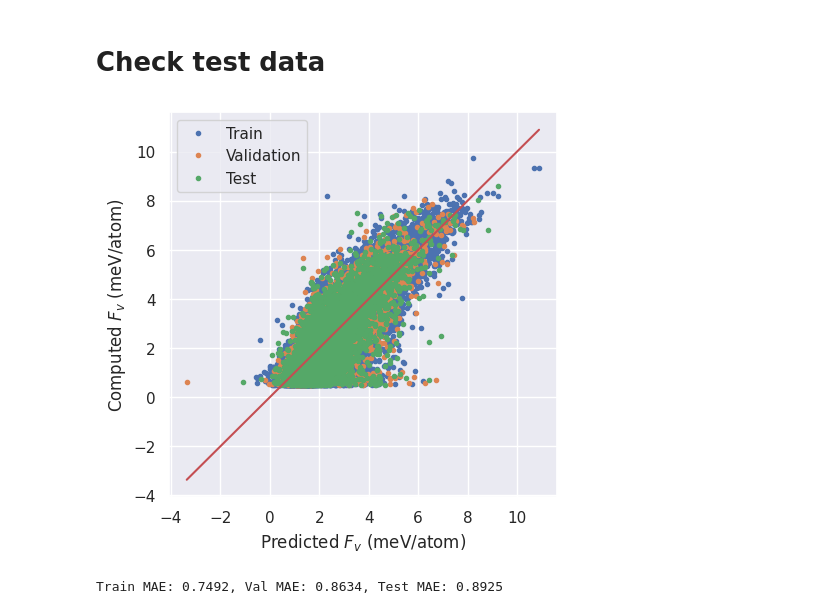
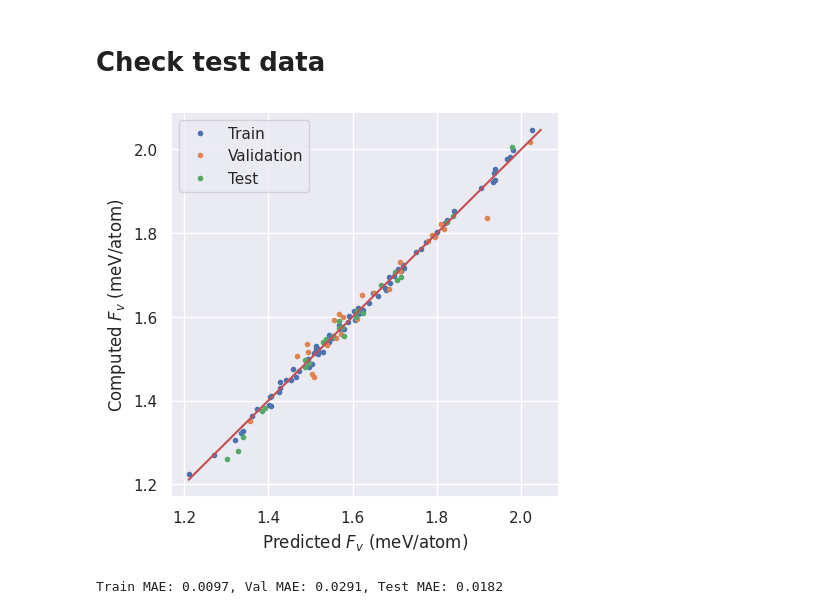
Before and after one commit to CibranLopez/CLUE, a Jupyter notebook: train-GNN.ipynb, the cells around one changed output. Cells and saved outputs as stored; diff of their text form; code cells hidden in the pictures.

```diff
--- a/train-GNN.ipynb
+++ b/train-GNN.ipynb
@@ -39,25 +40,25 @@ model_name    = f'{target_folder}/{target}-model.pt'
 # %% [markdown]
 # Generate or load graph database for training
 # %%
-labels_name                      = f'{target_folder}/labels.pt'
-dataset_name                     = f'{target_folder}/dataset.pt'
-dataset_name_std                 = f'{target_folder}/standardized_dataset.pt'
-labels_name_std                  = f'{target_folder}/standardized_labels.pt'
-standardized_parameters_name_std = f'{target_folder}/standardized_parameters.json'  # Parameters for rescaling the predictions
+labels_name                  = f'{target_folder}/labels.pt'
+dataset_name                 = f'{target_folder}/dataset.pt'
+dataset_name_std             = f'{target_folder}/standardized_dataset.pt'
+labels_name_std              = f'{target_folder}/standardized_labels.pt'
+standardized_parameters_name = f'{target_folder}/standardized_parameters.json'  # Parameters for rescaling the predictions
 
-if not any(os.path.exists(path) for path in [dataset_name_std, standardized_parameters_name_std, labels_name_std, dataset_name, labels_name]):
+if not any(os.path.exists(path) for path in [dataset_name_std, standardized_parameters_name, labels_name_std, dataset_name, labels_name]):
     # Generate data
     generate_dataset('/home/claudio/cibran/Work/UPC/CLUE/Loaded_PhaseTransition',
                      targets=['EPA', 'bandgap'],
                      data_folder=target_folder)
 
-if all(os.path.exists(path) for path in [dataset_name_std, standardized_parameters_name_std, labels_name_std]):
+if all(os.path.exists(path) for path in [dataset_name_std, standardized_parameters_name, labels_name_std]):
     # Load the standardized dataset, with corresponding labels and parameters
     dataset = torch.load(dataset_name_std)
     labels  = torch.load(labels_name_std)
 
     # Load the data from the JSON file
-    with open(standardized_parameters_name_std, 'r') as json_file:
+    with open(standardized_parameters_name, 'r') as json_file:
         numpy_dict = json.load(json_file)
 
     # Convert torch tensors to numpy arrays
@@ -74,8 +75,7 @@ elif all(os.path.exists(path) for path in [dataset_name, labels_name]):
     labels  = torch.load(labels_name)
 
     # Standardize dataset
-    dataset, labels, standardized_parameters = standardize_dataset(dataset, labels,
-                                                                   transformation='inverse-quadratic')
+    dataset, labels, standardized_parameters = standardize_dataset(dataset, labels)
 
     # Save standardized dataset
     torch.save(dataset, dataset_name_std)
@@ -90,7 +90,7 @@ elif all(os.path.exists(path) for path in [dataset_name, labels_name]):
             numpy_dict[key] = value
 
     # Dump the dictionary with numpy arrays to a JSON file
-    with open(standardized_parameters_name_std, 'w') as json_file:
+    with open(standardized_parameters_name, 'w') as json_file:
         json.dump(numpy_dict, json_file)
 
 # Load the data from the JSON file
@@ -98,7 +98,7 @@ with open(f'{target_folder}/dataset_parameters.json', 'r') as json_file:
     dataset_parameters = json.load(json_file)
 
 # Determine the index for the desired property
-target_idx = [idx for idx, t in enumerate(dataset_parameters['target']) if t == target][0]
+target_idx = [idx for idx, t in enumerate(dataset_parameters['database_target']) if t == target][0]
 standardized_parameters['target_mean'] = standardized_parameters['target_mean'][target_idx]
 standardized_parameters['target_std']  = standardized_parameters['target_std'][target_idx]
 
@@ -135,9 +135,9 @@ Number of testing    graphs: 4931
 # %% [markdown]
 Define data loaders.
 # %%
-train_loader = DataLoader(train_dataset, batch_size=batch_size, shuffle=True, pin_memory=True)
-val_loader   = DataLoader(val_dataset,   batch_size=batch_size, shuffle=True, pin_memory=True)
-test_loader  = DataLoader(test_dataset,  batch_size=batch_size, shuffle=True, pin_memory=True)
+train_loader = DataLoader(train_dataset, batch_size=batch_size, shuffle=False, pin_memory=True)
+val_loader   = DataLoader(val_dataset,   batch_size=batch_size, shuffle=False, pin_memory=True)
+test_loader  = DataLoader(test_dataset,  batch_size=batch_size, shuffle=False, pin_memory=True)
 
 # Determine number of node-level features in dataset, considering the t_step information
 n_node_features = train_dataset[0].num_node_features
@@ -154,7 +154,7 @@ model = model.to(device)
 
 if os.path.exists(f'{target_folder}/{target}-model.pt'):
     model.load_state_dict(torch.load(f'{target_folder}/{target}-model.pt'), map_location=torch.device(device), weights_only=False)
-    model.eval()
+    model.train()
 
 # Allow data parallelization among multi-GPU
 model= nn.DataParallel(model)
@@ -275,41 +275,40 @@ plt.show()
 # %% [markdown]
 # Check test data
 # %%
-train_loss, train_predictions, train_ground_truths = train(model, criterion, train_loader,
-                                                           target_factor.to(device),
-                                                           standardized_parameters['target_mean'].to(device),
-                                                           optimizer)
+train_loss, train_predictions, train_ground_truths = test(model, criterion, train_loader,
+                                                          target_factor.to(device),
+                                                          standardized_parameters['target_mean'].to(device))
 val_loss,   val_predictions,   val_ground_truths   =  test(model, criterion, val_loader,
                                                            target_factor.to(device),
                                                            standardized_parameters['target_mean'].to(device))
 test_loss,  test_predictions,  test_ground_truths  =  test(model, criterion, test_loader,
                                                            target_factor.to(device),
                                                            standardized_parameters['target_mean'].to(device))
 
 # Pass to energy units (same as initial Fv)
 train_loss = np.sqrt(train_loss) * target_factor.item()
 val_loss   = np.sqrt(val_loss)   * target_factor.item()
 test_loss  = np.sqrt(test_loss)  * target_factor.item()
 
 stack = np.concatenate([train_predictions, train_ground_truths,
                         val_predictions,   val_ground_truths,
                         test_predictions,  test_ground_truths])
 
 _min_ = np.min(stack)
 _max_ = np.max(stack)
 
 plt.figure(figsize=(5, 5))
 plt.plot(train_predictions, train_ground_truths, '.', label='Train')
 plt.plot(val_predictions,   val_ground_truths,   '.', label='Validation')
 plt.plot(test_predictions,  test_ground_truths,  '.', label='Test')
 plt.xlabel(r'Predicted $F_v$ (meV/atom)')
 plt.ylabel(r'Computed $F_v$ (meV/atom)')
 plt.plot([_min_, _max_], [_min_, _max_], '-r')
 plt.legend(loc='best')
 plt.savefig(f'{target_folder}/{target}-GCNN-training.pdf', dpi=dpi, bbox_inches='tight')
 plt.show()
 
 print(f'Train MAE: {train_loss:.4f}, Val MAE: {val_loss:.4f}, Test MAE: {test_loss:.4f}')
 # %% [output]
-[figure, old version]
+[figure, new version]
-Train MAE: 0.7492, Val MAE: 0.8634, Test MAE: 0.8925
+Train MAE: 0.0097, Val MAE: 0.0291, Test MAE: 0.0182
```
Also changed, not shown: parts of 7 cells of this notebook, 1 other file.
